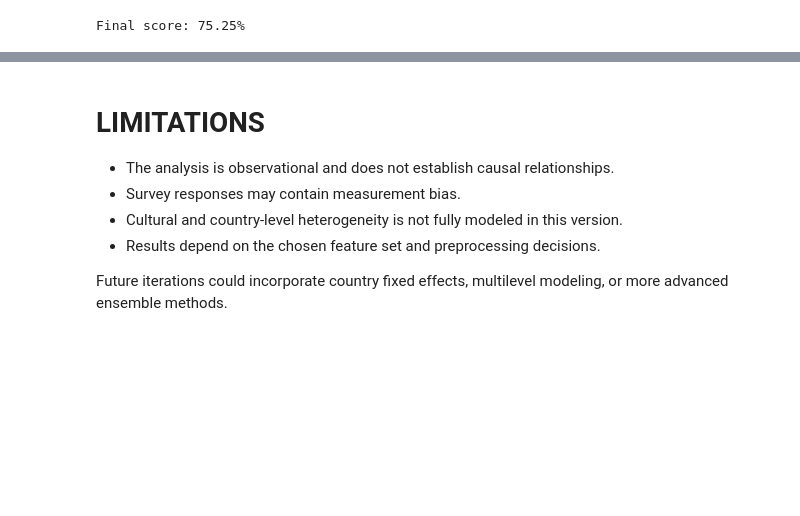
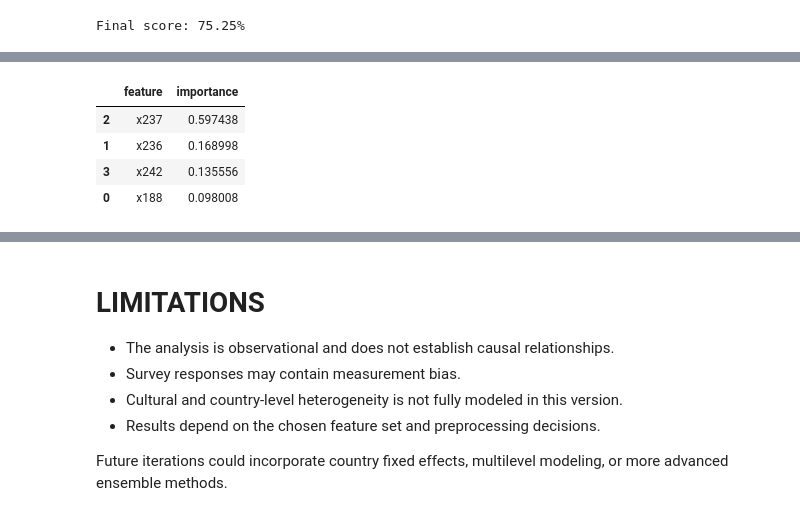
Before and after one commit to tomasallemand/wvs-democracy-attitudes-ml, a Jupyter notebook: notebooks/01_wvs_democracy_attitudes.ipynb, the cells around one changed output, grey strips where cells are left out. Drawn from its saved outputs; the diff is of its cells as text; code cells hidden in the pictures; blank space fills up the shorter version.

```diff
--- a/notebooks/01_wvs_democracy_attitudes.ipynb
+++ b/notebooks/01_wvs_democracy_attitudes.ipynb
@@ -704,0 +757,19 @@ This result indicates that survey-based attitudinal variables contain meaningful
+# %%
+xgb_model = modelo_final.named_steps["estimator"]
+
+feature_names = modelo_final.named_steps["select"].get_feature_names_out()
+
+importances = xgb_model.feature_importances_
+
+importance_df = pd.DataFrame({
+    "feature": feature_names,
+    "importance": importances
+}).sort_values(by="importance", ascending=False)
+
+importance_df.head(15)
+# %% [output]
+|  | feature | importance |
+| 2 | x237 | 0.597438 |
+| 1 | x236 | 0.168998 |
+| 3 | x242 | 0.135556 |
+| 0 | x188 | 0.098008 |
```
Also changed, not shown: parts of 5 cells of this notebook.
